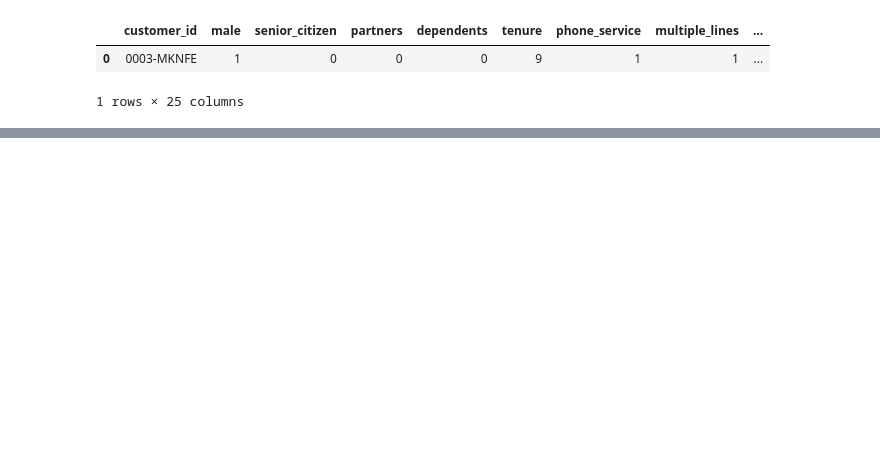
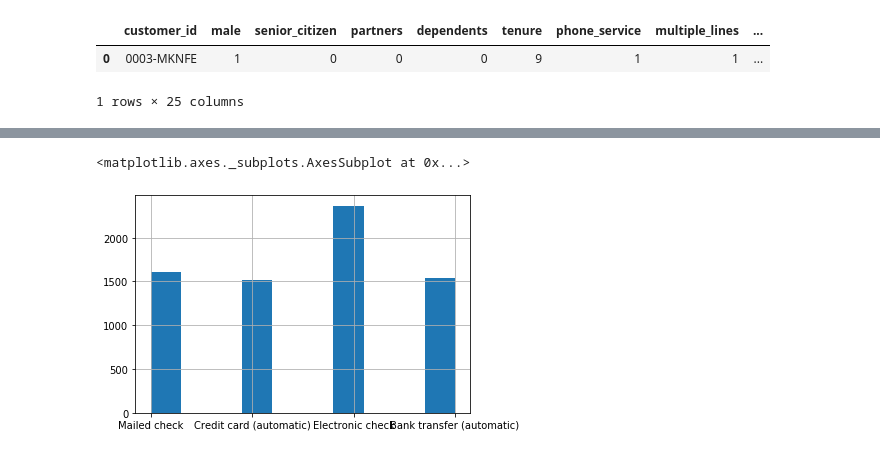
Before and after one commit to george887/telco_project, a Jupyter notebook: telco_data_cleaning.ipynb, the cells around one changed output, grey strips where cells are left out. Cells and saved outputs as stored; diff of their text form; code cells hidden in the pictures; blank space fills up the shorter version.

```diff
--- a/telco_data_cleaning.ipynb
+++ b/telco_data_cleaning.ipynb
@@ -307,0 +305,5 @@ df.head()
+# %%
+df["payment_type"].hist()
+# %% [output]
+<matplotlib.axes._subplots.AxesSubplot at 0x...>
+[figure, added]
```
Also changed, not shown: parts of 8 cells of this notebook.
